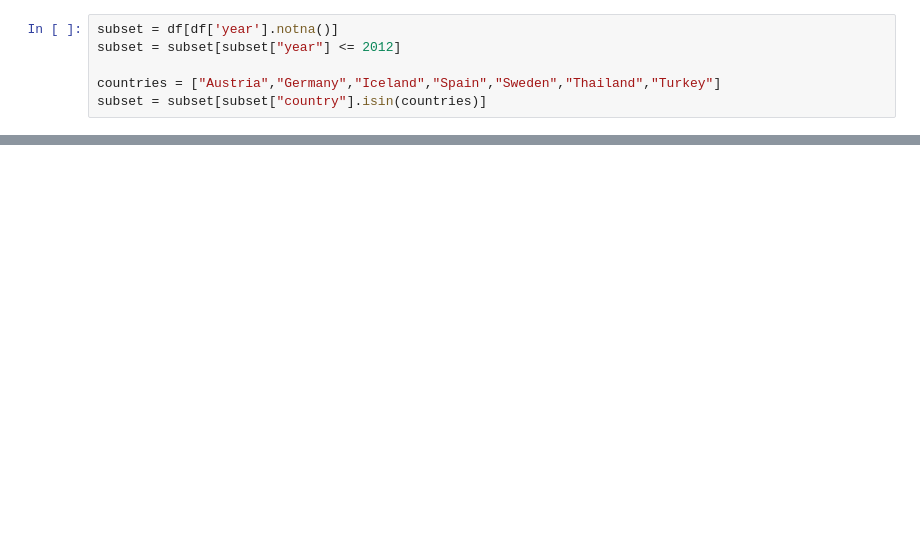
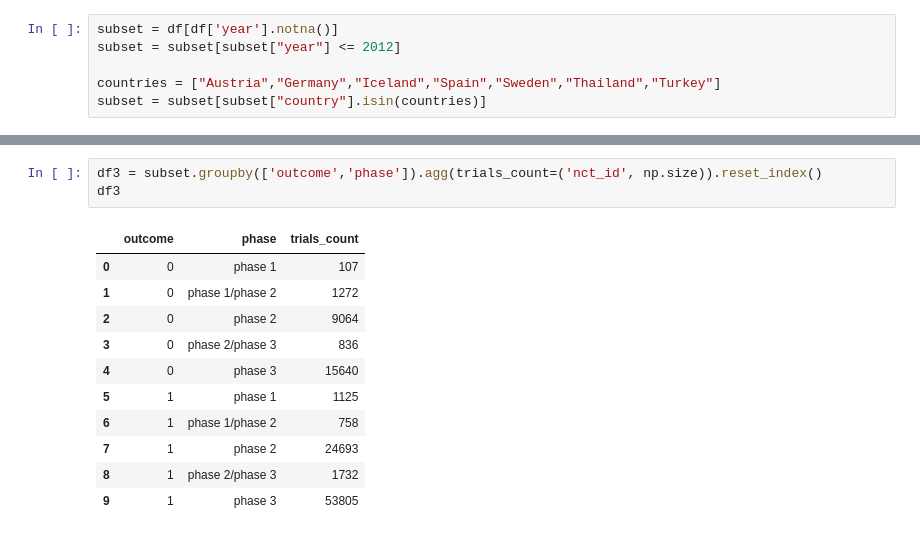
Before and after one commit to keziatesiman/bmi706-final_project, a Jupyter notebook: Playground.ipynb, the cells around one changed output, grey strips where cells are left out. Cells and saved outputs as stored; diff of their text form; blank space fills up the shorter version.

```diff
--- a/Playground.ipynb
+++ b/Playground.ipynb
@@ -152,3 +152,18 @@ chart4 = alt.Chart(df4).mark_line().encode(
 chart4
 # %% [output]
 [interactive output not drawn]
+# %%
+df3 = subset.groupby(['outcome','phase']).agg(trials_count=('nct_id', np.size)).reset_index()
+df3
+# %% [output]
+|  | outcome | phase | trials_count |
+| 0 | 0 | phase 1 | 107 |
+| 1 | 0 | phase 1/phase 2 | 1272 |
+| 2 | 0 | phase 2 | 9064 |
+| 3 | 0 | phase 2/phase 3 | 836 |
+| 4 | 0 | phase 3 | 15640 |
+| 5 | 1 | phase 1 | 1125 |
+| 6 | 1 | phase 1/phase 2 | 758 |
+| 7 | 1 | phase 2 | 24693 |
+| 8 | 1 | phase 2/phase 3 | 1732 |
+| 9 | 1 | phase 3 | 53805 |
```
Also changed, not shown: parts of 3 cells of this notebook, 1 other file.
